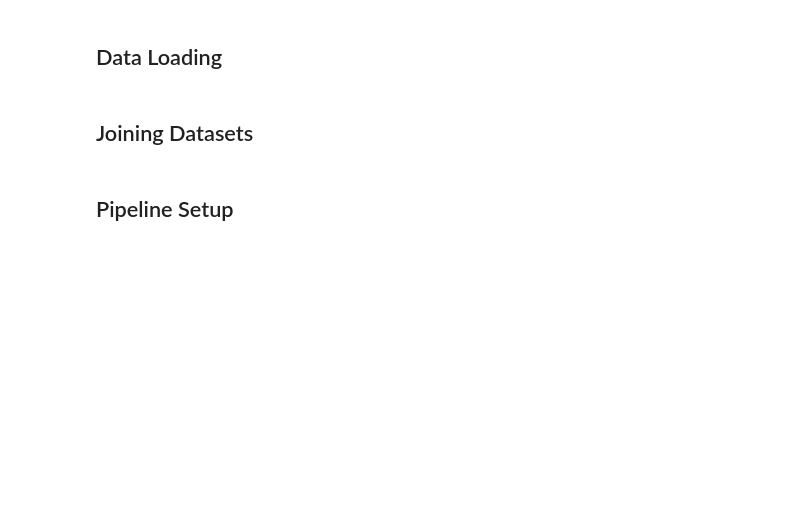
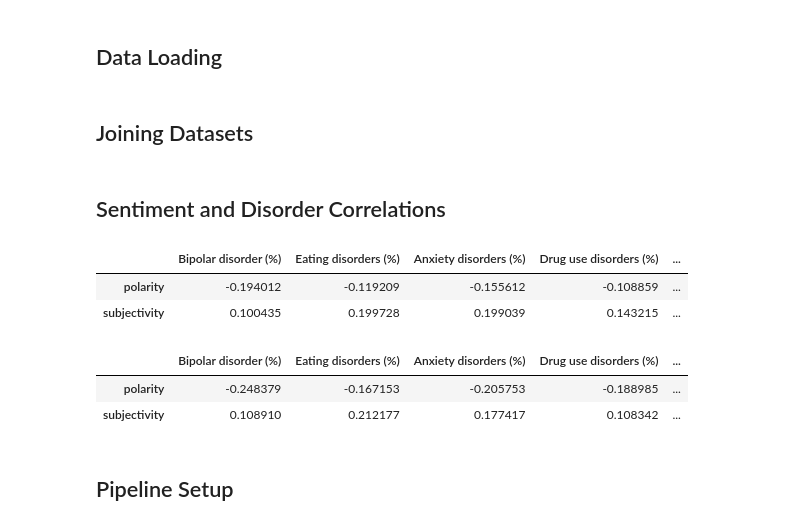
Before and after one commit to danielVelasc/uc-data-science-project, a Jupyter notebook: Phase2.ipynb, the cells around one changed output. Drawn from its saved outputs; the diff is of its cells as text; code cells hidden in the pictures; blank space fills up the shorter version.

Commit message:
add correlations table between sentiment and disorder rates

```diff
--- a/Phase2.ipynb
+++ b/Phase2.ipynb
@@ -74,6 +74,11 @@ FEATURES = [
     COL_SUBJECTIVITY,
     COL_UNEMPLOYMENT,
     COL_URBAN_DENSITY,
+]
+
+SENTIMENT_FEATURES = [
+    COL_POLARITY,
+    COL_SUBJECTIVITY
 ]
 
 # directories and filenames
@@ -370,6 +375,27 @@ data_frames_list = [
 ]
 
 joined_df = reduce(lambda left, right: pd.merge(left, right, on=[COL_COUNTRY, COL_YEAR], how='inner'), data_frames_list)
+# %% [markdown]
+## Sentiment and Disorder Correlations
+# %%
+pearson_matrix = joined_df.corr(method='pearson')
+
+pearson_matrix = pearson_matrix.loc[SENTIMENT_FEATURES][TARGETS]
+pearson_matrix.head()
+pearson_matrix.head()
+# %% [output]
+|  | Bipolar disorder (%) | Eating disorders (%) | Anxiety disorders (%) | Drug use disorders (%) | ... |
+| polarity | -0.194012 | -0.119209 | -0.155612 | -0.108859 | ... |
+| subjectivity | 0.100435 | 0.199728 | 0.199039 | 0.143215 | ... |
+# %%
+spearman_matrix = joined_df.corr(method='spearman')
+
+spearman_matrix = spearman_matrix.loc[SENTIMENT_FEATURES][TARGETS]
+spearman_matrix.head()
+# %% [output]
+|  | Bipolar disorder (%) | Eating disorders (%) | Anxiety disorders (%) | Drug use disorders (%) | ... |
+| polarity | -0.248379 | -0.167153 | -0.205753 | -0.188985 | ... |
+| subjectivity | 0.108910 | 0.212177 | 0.177417 | 0.108342 | ... |
 # %% [markdown]
 ## Pipeline Setup
 # %%
```
